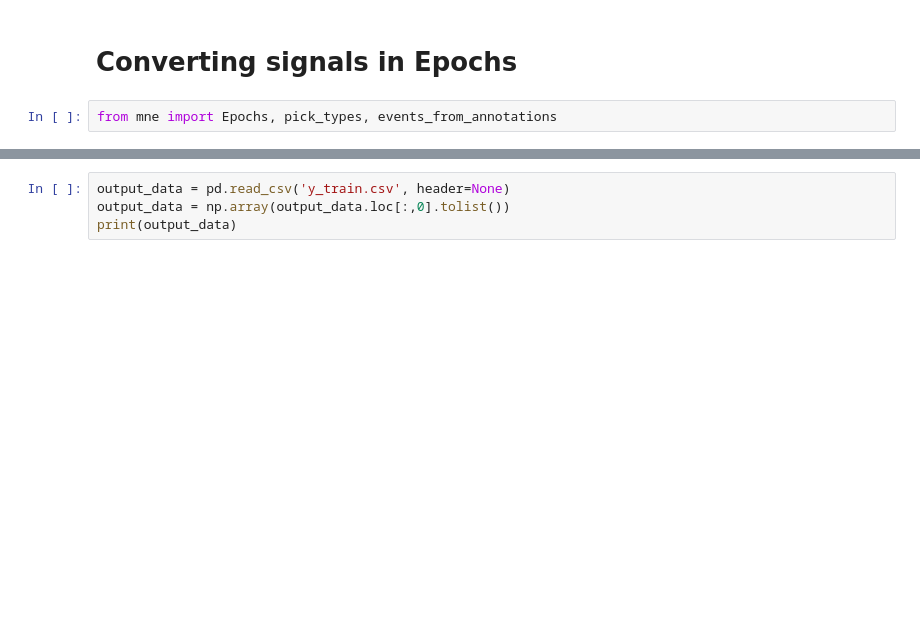
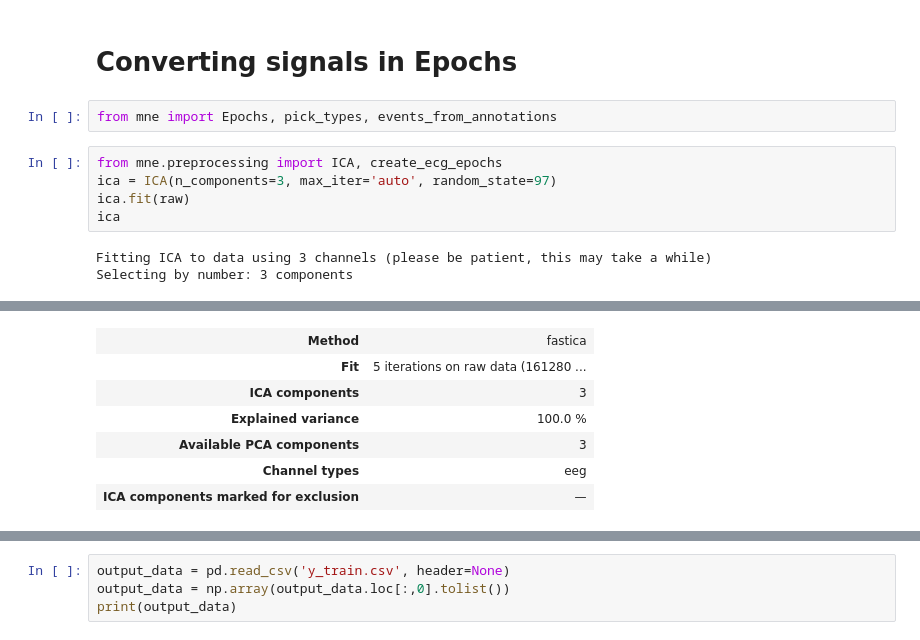
Before and after one commit to ThakdanaiSaelee/CE903_group_project, a Jupyter notebook: Program/DataExploration_ApplyingERD.ipynb, the cells around one changed output, grey strips where cells are left out. Saved outputs shown, nothing was run; the diff lists cells and outputs as text; blank space fills up the shorter version.

```diff
--- a/Program/DataExploration_ApplyingERD.ipynb
+++ b/Program/DataExploration_ApplyingERD.ipynb
@@ -267,3 +254,11 @@ df.to_csv('Cleaned_data.csv')
 # Converting signals in Epochs
 # %%
 from mne import Epochs, pick_types, events_from_annotations
+# %%
+from mne.preprocessing import ICA, create_ecg_epochs
+ica = ICA(n_components=3, max_iter='auto', random_state=97)
+ica.fit(raw)
+ica
+# %% [output]
+Fitting ICA to data using 3 channels (please be patient, this may take a while)
+Selecting by number: 3 components
@@ -270,3 +266,10 @@ from mne import Epochs, pick_types, events_from_annotations
+| Method | fastica |
+| Fit | 5 iterations on raw data (161280 ... |
+| ICA components | 3 |
+| Explained variance | 100.0 % |
+| Available PCA components | 3 |
+| Channel types | eeg |
+| ICA components marked for exclusion | — |
 # %%
 #epochs = mne.make_fixed_length_epochs(final_raw, duration = 0.126) # Dividing raw into epoch components
 data = epochs.get_data()
```
Also changed, not shown: parts of 16 cells of this notebook.
